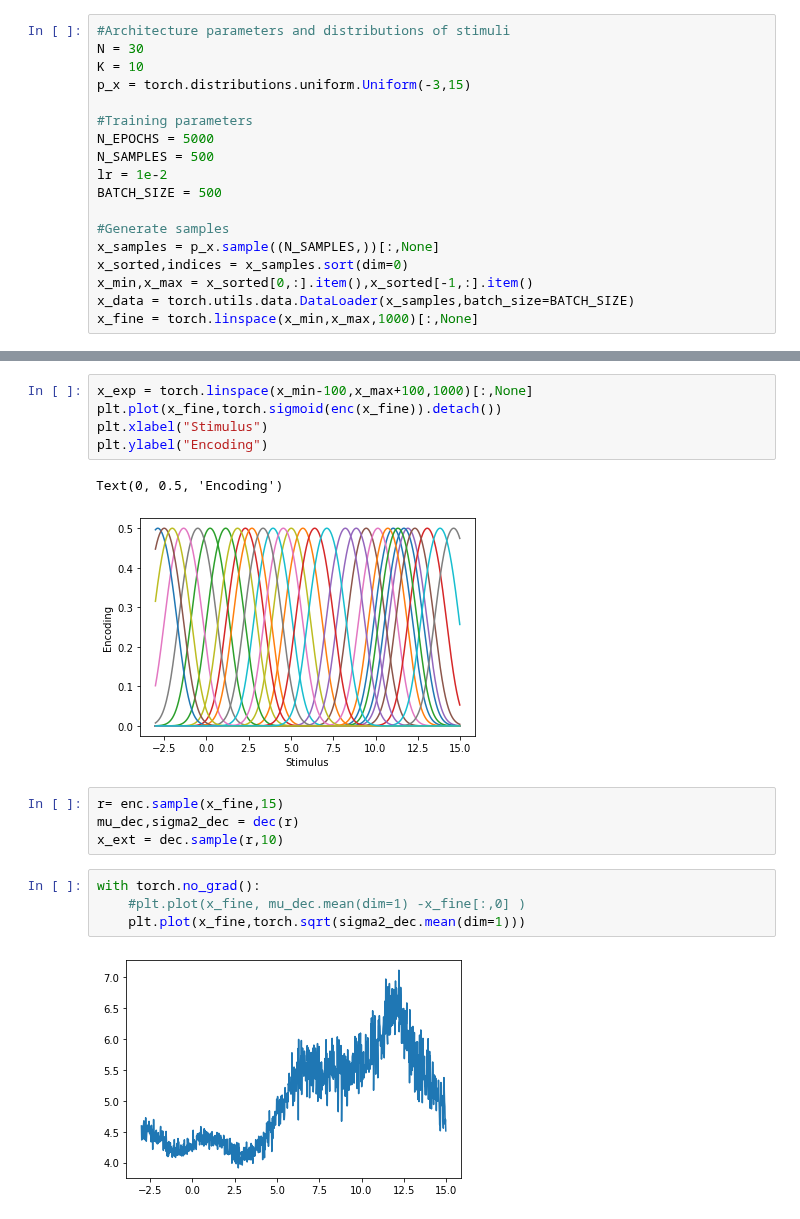
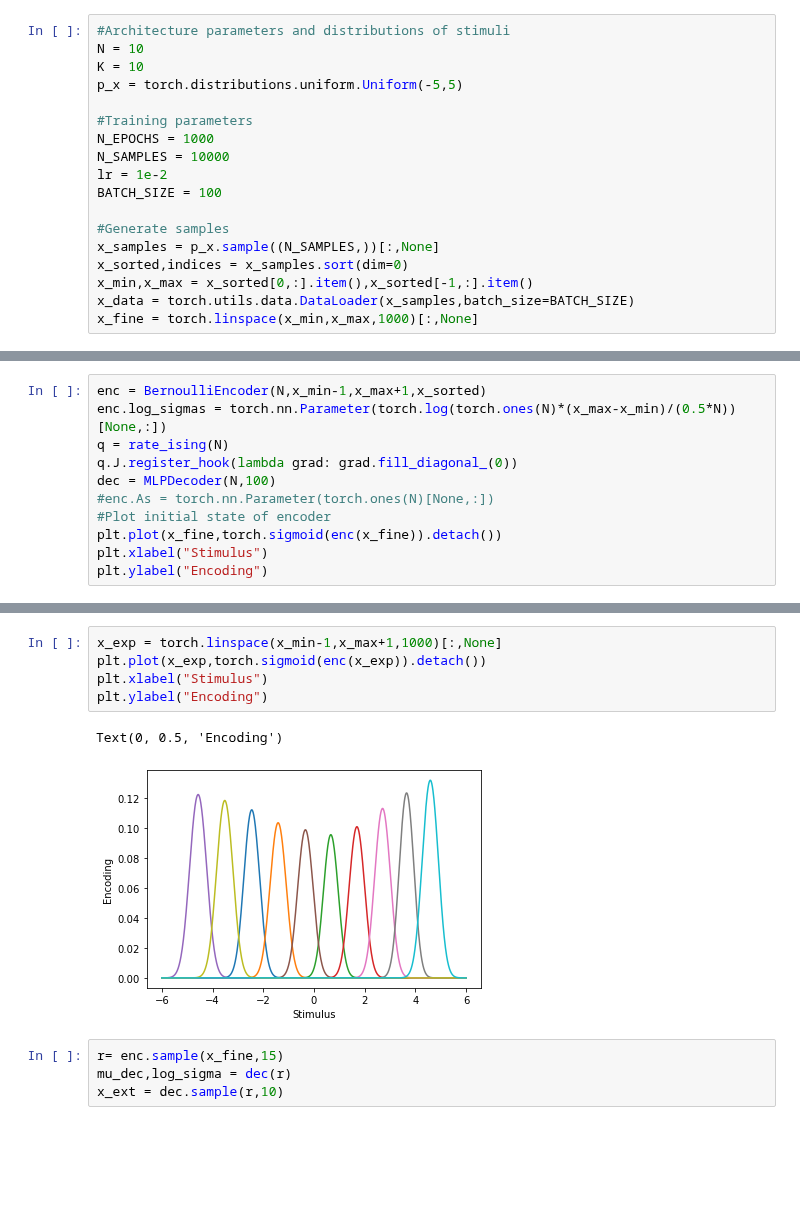
Before and after one commit to simonebmalerba/neural_VAE, a Jupyter notebook: ising_analytical.ipynb, the cells around one changed output, grey strips where cells are left out. Cells and saved outputs as stored; diff of their text form; blank space fills up the shorter version.

Commit message:
Corrected Ising Loss

```diff
--- a/ising_analytical.ipynb
+++ b/ising_analytical.ipynb
@@ -10,15 +11,15 @@ import itertools
 import random
 # %%
 #Architecture parameters and distributions of stimuli
-N = 30
+N = 10
 K = 10
-p_x = torch.distributions.uniform.Uniform(-3,15)
+p_x = torch.distributions.uniform.Uniform(-5,5)
 
 #Training parameters
-N_EPOCHS = 5000
-N_SAMPLES = 500
+N_EPOCHS = 1000
+N_SAMPLES = 10000
 lr = 1e-2
-BATCH_SIZE = 500
+BATCH_SIZE = 100
 
 #Generate samples
 x_samples = p_x.sample((N_SAMPLES,))[:,None]
@@ -39,0 +30,11 @@ Text(0, 0.5, 'Encoding')
+# %%
+enc = BernoulliEncoder(N,x_min-1,x_max+1,x_sorted)
+enc.log_sigmas = torch.nn.Parameter(torch.log(torch.ones(N)*(x_max-x_min)/(0.5*N))[None,:])
+q = rate_ising(N)
+q.J.register_hook(lambda grad: grad.fill_diagonal_(0))
+dec = MLPDecoder(N,100)
+#enc.As = torch.nn.Parameter(torch.ones(N)[None,:])
+#Plot initial state of encoder
+plt.plot(x_fine,torch.sigmoid(enc(x_fine)).detach())
+plt.xlabel("Stimulus")
+plt.ylabel("Encoding")
@@ -68,21 +73,15 @@ NameError: name 'q' is not defined
 # %%
-x_exp = torch.linspace(x_min-100,x_max+100,1000)[:,None]
-plt.plot(x_fine,torch.sigmoid(enc(x_fine)).detach())
+x_exp = torch.linspace(x_min-1,x_max+1,1000)[:,None]
+plt.plot(x_exp,torch.sigmoid(enc(x_exp)).detach())
 plt.xlabel("Stimulus")
 plt.ylabel("Encoding")
 # %% [output]
 Text(0, 0.5, 'Encoding')
-[figure, old version]
+[figure, new version]
 # %%
 r= enc.sample(x_fine,15)
-mu_dec,sigma2_dec = dec(r)
+mu_dec,log_sigma = dec(r)
 x_ext = dec.sample(r,10)
-# %%
-with torch.no_grad():
-    #plt.plot(x_fine, mu_dec.mean(dim=1) -x_fine[:,0] )
-    plt.plot(x_fine,torch.sqrt(sigma2_dec.mean(dim=1)))
-# %% [output]
-[figure, removed]
 # %%
 plt.plot(x_fine,r.sum(dim=2).mean(dim=1))
 # %% [output]
```
Also changed, not shown: parts of 22 cells of this notebook, 9 other files.
